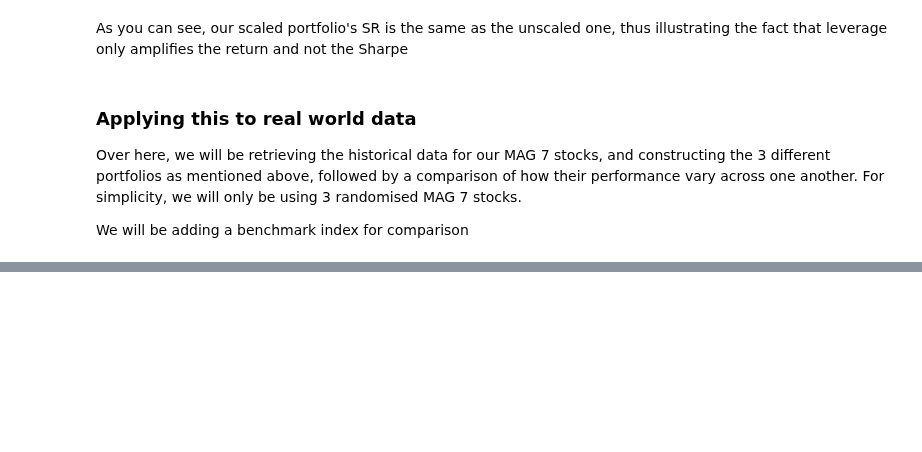
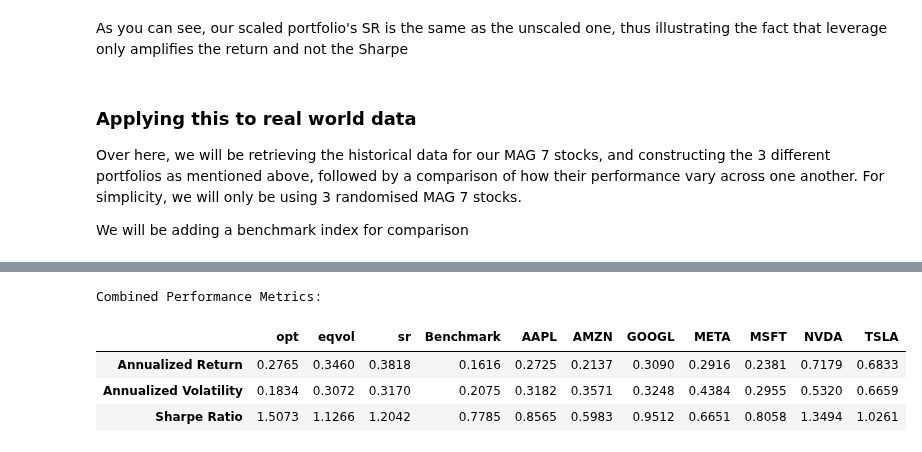
Before and after one commit to KevinTan1203/Systematic-Quant-Trading, a Jupyter notebook: Quantitative Concepts/4. Weights.ipynb, the cells around one changed output, grey strips where cells are left out. Drawn from its saved outputs; the diff is of its cells as text; code cells hidden in the pictures; blank space fills up the shorter version.

```diff
--- a/Quantitative Concepts/4. Weights.ipynb
+++ b/Quantitative Concepts/4. Weights.ipynb
@@ -421,3 +451,21 @@ Annualized Return        0.161555
 Annualized Volatility    0.207525
 Sharpe Ratio             0.778488
 dtype: float64
+# %%
+# Combine the performance metrics of the portfolios and benchmark and individual stocks into a single DataFrame for better comparison
+metrics_df = pd.DataFrame()
+
+for col in combo_rets.columns:
+  metrics_df[col] = performance_metrics(combo_rets[col])
+
+metrics_df['Benchmark'] = performance_metrics(benchmark_returns[benchmark_ticker])
+for col in mag_7_returns.columns:
+  metrics_df[col] = performance_metrics(mag_7_returns[col])
+print("\nCombined Performance Metrics:")
+metrics_df.round(4)
+# %% [output]
+Combined Performance Metrics:
+|  | opt | eqvol | sr | Benchmark | AAPL | AMZN | GOOGL | META | MSFT | NVDA | TSLA |
+| Annualized Return | 0.2765 | 0.3460 | 0.3818 | 0.1616 | 0.2725 | 0.2137 | 0.3090 | 0.2916 | 0.2381 | 0.7179 | 0.6833 |
+| Annualized Volatility | 0.1834 | 0.3072 | 0.3170 | 0.2075 | 0.3182 | 0.3571 | 0.3248 | 0.4384 | 0.2955 | 0.5320 | 0.6659 |
+| Sharpe Ratio | 1.5073 | 1.1266 | 1.2042 | 0.7785 | 0.8565 | 0.5983 | 0.9512 | 0.6651 | 0.8058 | 1.3494 | 1.0261 |
```
Also changed, not shown: parts of 1 cell of this notebook.
